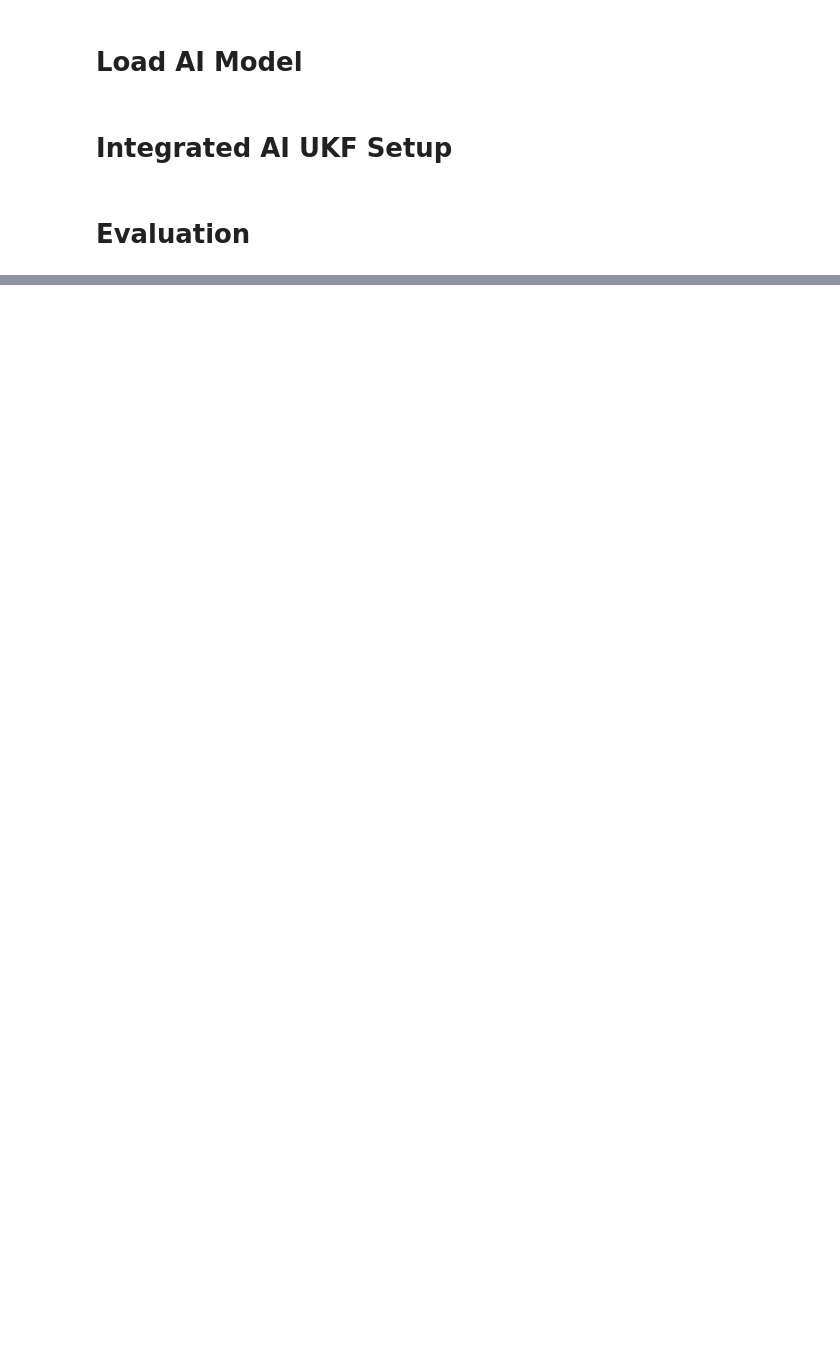
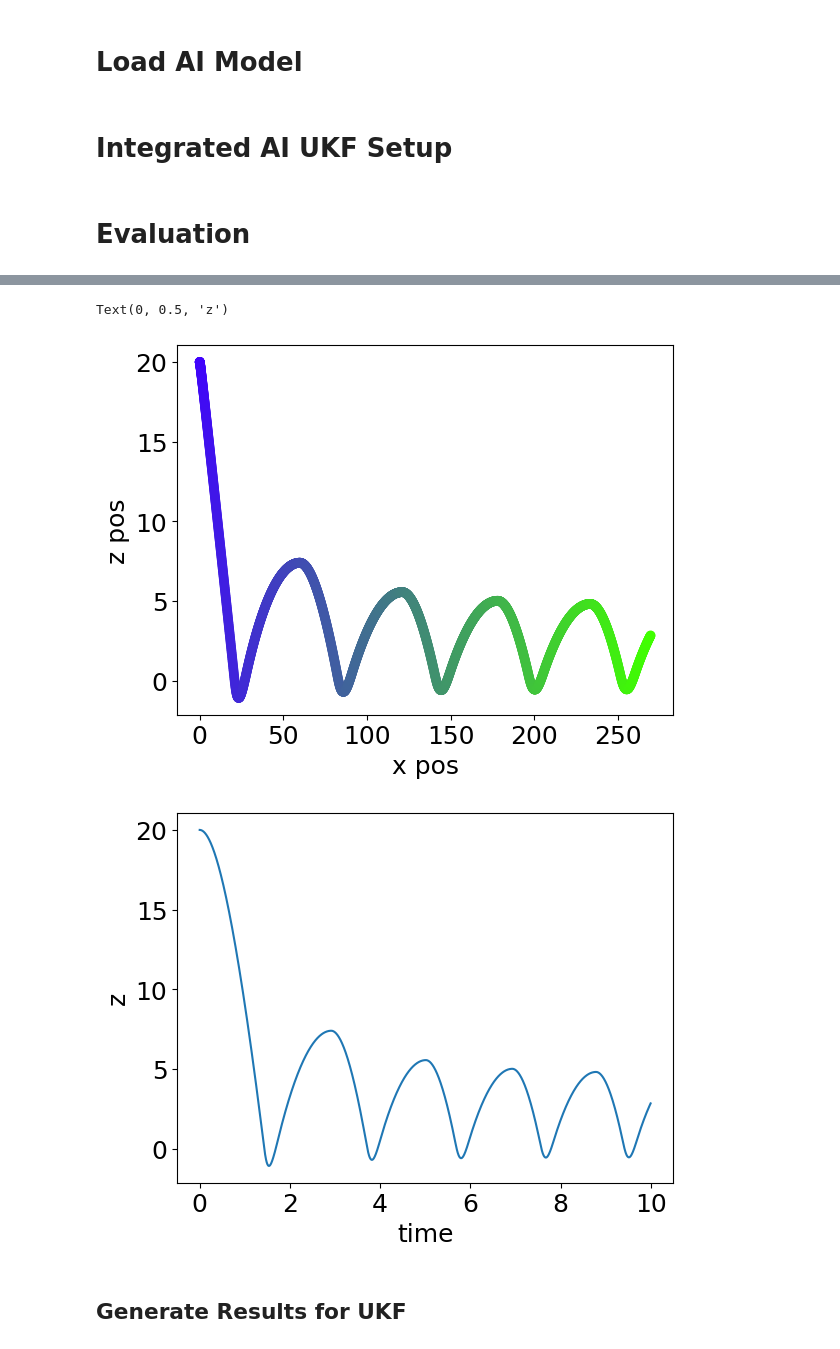
Before and after one commit to tylerjohnbecker/Nonlinear_and_Data_Driven_Estimation, a Jupyter notebook: BouncingBallAIUKF.ipynb, the cells around one changed output, grey strips where cells are left out. Cells and saved outputs as stored; diff of their text form; code cells hidden in the pictures; blank space fills up the shorter version.

```diff
--- a/BouncingBallAIUKF.ipynb
+++ b/BouncingBallAIUKF.ipynb
@@ -9,0 +210,17 @@ import matplotlib.pyplot as plt
+# %%
+def f_combined(x_vec, u_vec, g=g, Im=Im, r=r, m=m, e=e, mu=mu, stiffness=100, transition_width=0.01):
+    """
+    Combined dynamics with smooth transition.
+    """
+    alpha = sigm_transition(x_vec[2], r, transition_width)
+
+    f_air = f_in_air(x_vec, u_vec, g, r, Im)
+    f_cont = f_impact(x_vec, u_vec, g, r, Im, stiffness, estimate_damping_from_cor(x_vec[7], x_vec[6], stiffness))
+
+    return alpha * f_air + (1 - alpha) * f_cont
+# %%
+def f_ode(x_vec, tsim, u_func, f):
+    u_vec = u_func(x_vec, tsim)
+    x_dot_vec = f(x_vec, u_vec)
+
+    return x_dot_vec
@@ -92,0 +522,10 @@ class AI_Integrated_UKF:
+# %%
+delta_t = 0.005
+max_time = 10
+
+tsim = np.arange(0, max_time, delta_t)
+# %%
+x0 = np.array([0, 1, 20.0, 0, 0, 0, m, e, mu])
+
+left_right_controller = BouncingBallController()
+result = odeint(f_ode, x0, tsim, args=(go_right_controller, f_combined) )
@@ -92,0 +546,20 @@ class AI_Integrated_UKF:
+# %%
+fig = plt.figure()
+
+num = len(result[:, 0])
+colors = [ (.25 , i / num , 1 - i / num ) for i in range(num) ]
+
+ax = fig.add_subplot(111)
+ax.scatter(result[:, 0], result[:, 2], c=colors)
+ax.set_xlabel('x pos')
+ax.set_ylabel('z pos')
+
+fig1 = plt.figure()
+ax1 = fig1.add_subplot(111)
+ax1.plot(tsim, result[:,2])
+ax1.set_xlabel('time')
+ax1.set_ylabel('z')
+# %% [output]
+Text(0, 0.5, 'z')
+[figure, added]
+[figure, added]
@@ -92,0 +569,2 @@ class AI_Integrated_UKF:
+# %% [markdown]
+## Generate Results for UKF
```
Also changed, not shown: parts of 38 cells of this notebook.
